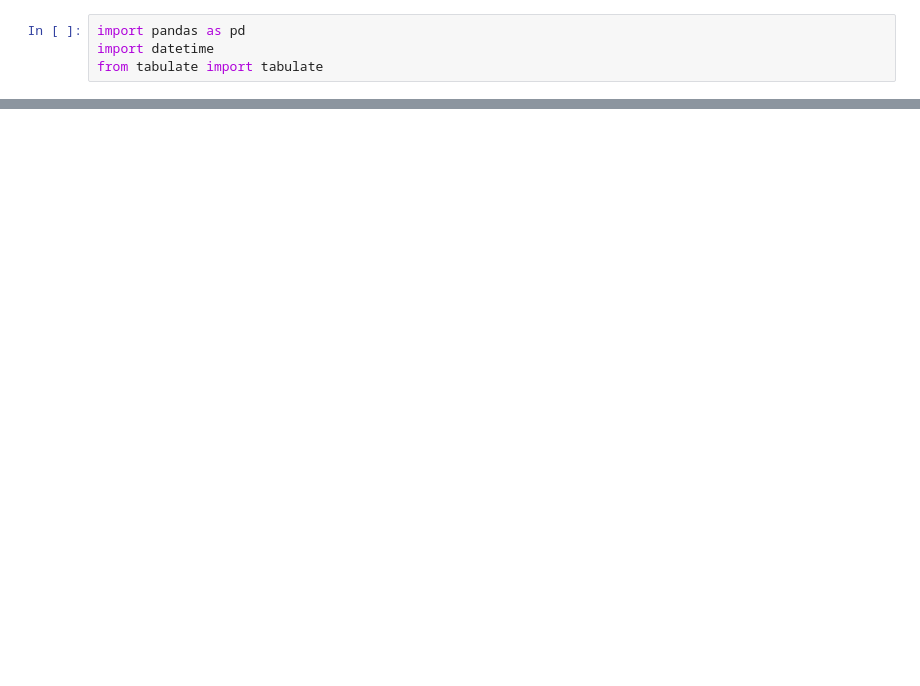
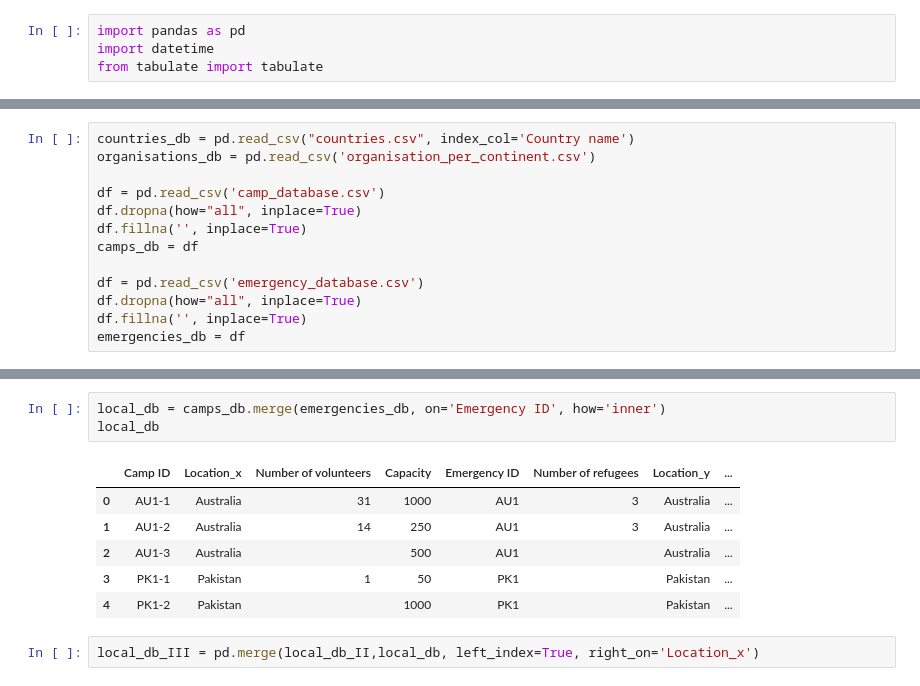
Before and after one commit to KyraCh/introProgramming, a Jupyter notebook: 99test.ipynb, the cells around one changed output, grey strips where cells are left out. Drawn from its saved outputs; the diff is of its cells as text; blank space fills up the shorter version.

```diff
--- a/99test.ipynb
+++ b/99test.ipynb
@@ -660,0 +518,13 @@ print(tabulate(tst.emergencies_db.tail(1), headers='keys', tablefmt='psql', show
+# %%
+countries_db = pd.read_csv("countries.csv", index_col='Country name')
+organisations_db = pd.read_csv('organisation_per_continent.csv')
+
+df = pd.read_csv('camp_database.csv')
+df.dropna(how="all", inplace=True)
+df.fillna('', inplace=True)
+camps_db = df
+
+df = pd.read_csv('emergency_database.csv')
+df.dropna(how="all", inplace=True)
+df.fillna('', inplace=True)
+emergencies_db = df
@@ -660,0 +550,12 @@ print(tabulate(tst.emergencies_db.tail(1), headers='keys', tablefmt='psql', show
+# %%
+local_db = camps_db.merge(emergencies_db, on='Emergency ID', how='inner')
+local_db
+# %% [output]
+|  | Camp ID | Location_x | Number of volunteers | Capacity | Emergency ID | Number of refugees | Location_y | ... |
+| 0 | AU1-1 | Australia | 31 | 1000 | AU1 | 3 | Australia | ... |
+| 1 | AU1-2 | Australia | 14 | 250 | AU1 | 3 | Australia | ... |
+| 2 | AU1-3 | Australia |  | 500 | AU1 |  | Australia | ... |
+| 3 | PK1-1 | Pakistan | 1 | 50 | PK1 |  | Pakistan | ... |
+| 4 | PK1-2 | Pakistan |  | 1000 | PK1 |  | Pakistan | ... |
+# %%
+local_db_III = pd.merge(local_db_II,local_db, left_index=True, right_on='Location_x')
```
Also changed, not shown: parts of 56 cells of this notebook, 7 other files.
